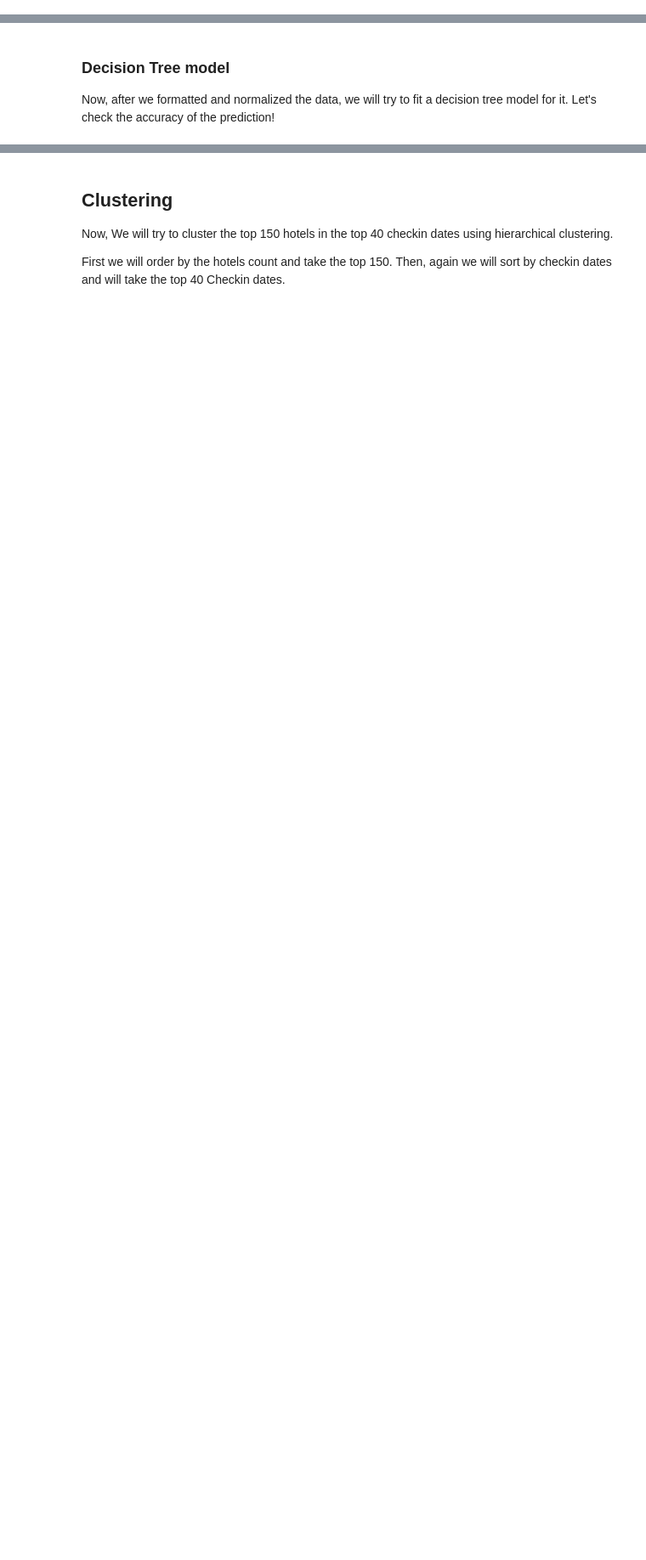
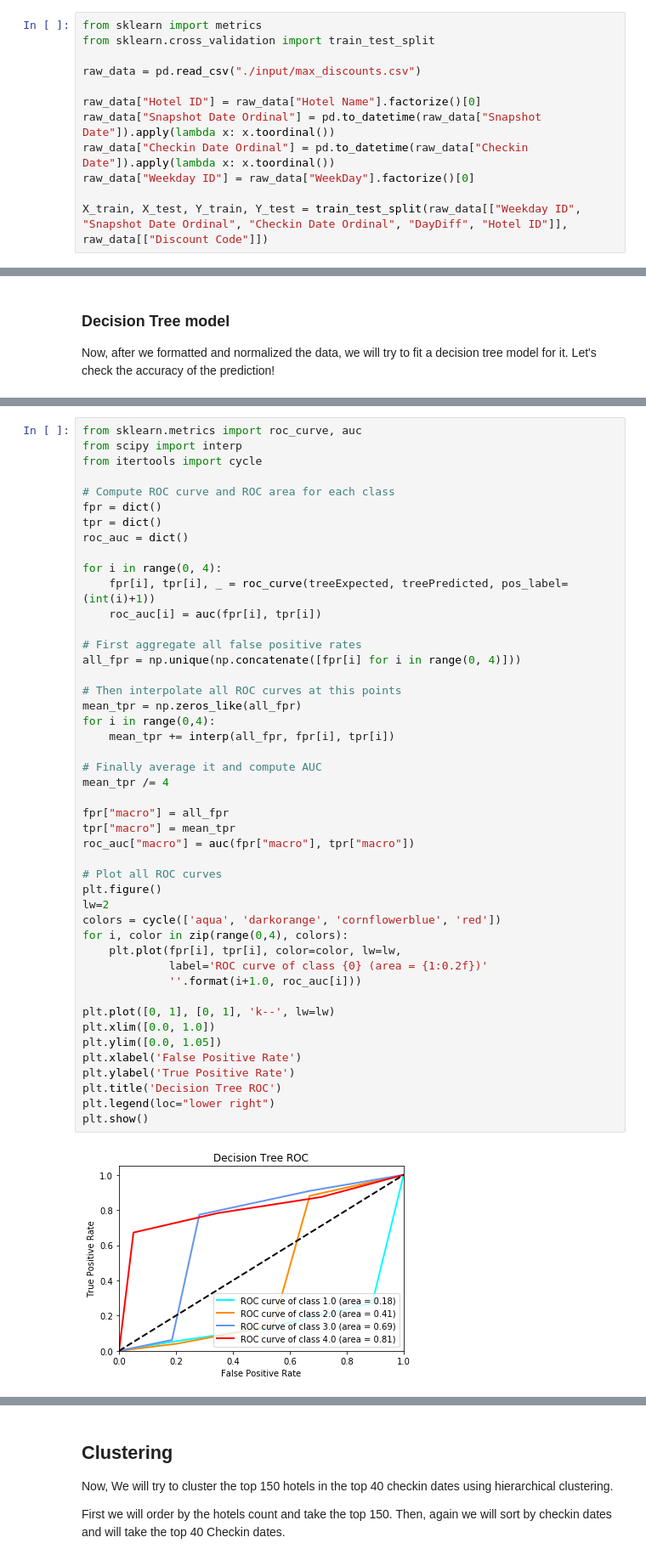
Before and after one commit to ItayGabbay/HotelsDataResearch, a Jupyter notebook: FinalProject.ipynb, the cells around one changed output, grey strips where cells are left out. Shown at 85% size. Saved outputs shown, nothing was run; the diff lists cells and outputs as text; blank space fills up the shorter version.

```diff
--- a/FinalProject.ipynb
+++ b/FinalProject.ipynb
@@ -183,3 +161,15 @@ X_train, X_test, Y_train, Y_test = train_test_split(X, raw_data[["Discount Code"
+# %%
+from sklearn import metrics
+from sklearn.cross_validation import train_test_split
+
+raw_data = pd.read_csv("./input/max_discounts.csv")
+
+raw_data["Hotel ID"] = raw_data["Hotel Name"].factorize()[0]
+raw_data["Snapshot Date Ordinal"] = pd.to_datetime(raw_data["Snapshot Date"]).apply(lambda x: x.toordinal())
+raw_data["Checkin Date Ordinal"] = pd.to_datetime(raw_data["Checkin Date"]).apply(lambda x: x.toordinal())
+raw_data["Weekday ID"] = raw_data["WeekDay"].factorize()[0]
+
+X_train, X_test, Y_train, Y_test = train_test_split(raw_data[["Weekday ID", "Snapshot Date Ordinal", "Checkin Date Ordinal", "DayDiff", "Hotel ID"]], raw_data[["Discount Code"]])
 # %% [markdown]
 Let's see the structure of the training data
 # %%
@@ -226,0 +223,48 @@ print (model.score(X_test, Y_test))
+# %%
+from sklearn.metrics import roc_curve, auc
+from scipy import interp
+from itertools import cycle
+
+# Compute ROC curve and ROC area for each class
+fpr = dict()
+tpr = dict()
+roc_auc = dict()
+
+for i in range(0, 4):
+    fpr[i], tpr[i], _ = roc_curve(treeExpected, treePredicted, pos_label=(int(i)+1))
+    roc_auc[i] = auc(fpr[i], tpr[i])
+
+# First aggregate all false positive rates
+all_fpr = np.unique(np.concatenate([fpr[i] for i in range(0, 4)]))
+
+# Then interpolate all ROC curves at this points
+mean_tpr = np.zeros_like(all_fpr)
+for i in range(0,4):
+    mean_tpr += interp(all_fpr, fpr[i], tpr[i])
+
+# Finally average it and compute AUC
+mean_tpr /= 4
+
+fpr["macro"] = all_fpr
+tpr["macro"] = mean_tpr
+roc_auc["macro"] = auc(fpr["macro"], tpr["macro"])
+
+# Plot all ROC curves
+plt.figure()
+lw=2
+colors = cycle(['aqua', 'darkorange', 'cornflowerblue', 'red'])
+for i, color in zip(range(0,4), colors):
+    plt.plot(fpr[i], tpr[i], color=color, lw=lw,
+             label='ROC curve of class {0} (area = {1:0.2f})'
+             ''.format(i+1.0, roc_auc[i]))
+
+plt.plot([0, 1], [0, 1], 'k--', lw=lw)
+plt.xlim([0.0, 1.0])
+plt.ylim([0.0, 1.05])
+plt.xlabel('False Positive Rate')
+plt.ylabel('True Positive Rate')
+plt.title('Decision Tree ROC')
+plt.legend(loc="lower right")
+plt.show()
+# %% [output]
+[figure, added]
```
Also changed, not shown: parts of 20 cells of this notebook.
